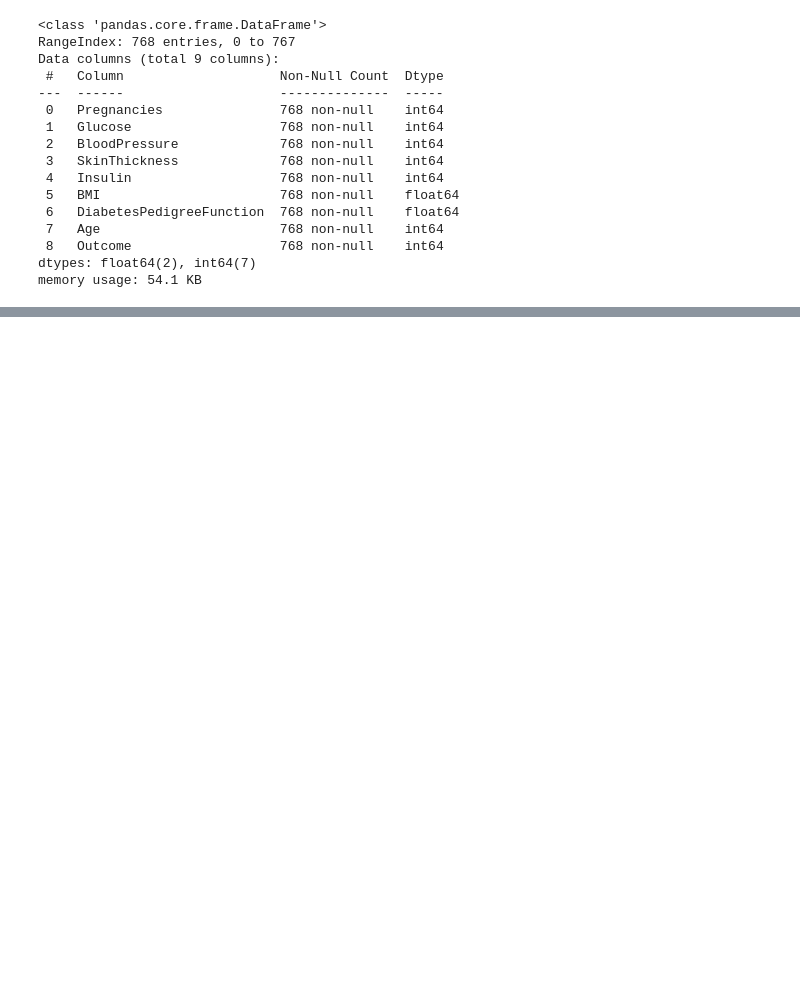
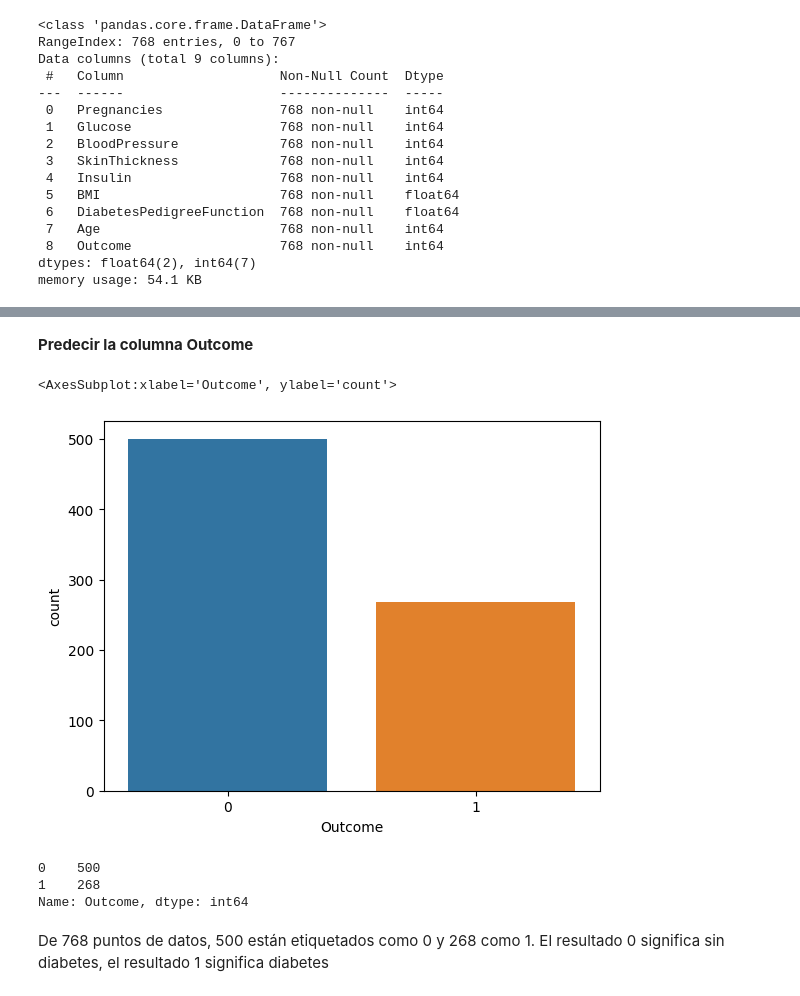
Before and after one commit to Mar19845/DataScience, a Jupyter notebook: LAB 7/LAB7.ipynb, the cells around one changed output, grey strips where cells are left out. Drawn from its saved outputs; the diff is of its cells as text; code cells hidden in the pictures; blank space fills up the shorter version.

```diff
--- a/LAB 7/LAB7.ipynb
+++ b/LAB 7/LAB7.ipynb
@@ -77,0 +154,15 @@ memory usage: 54.1 KB
+# %% [markdown]
+**Predecir la columna Outcome**
+# %%
+sns.countplot(df['Outcome'])
+# %% [output]
+<AxesSubplot:xlabel='Outcome', ylabel='count'>
+[figure, added]
+# %%
+df.Outcome.value_counts()
+# %% [output]
+0    500
+1    268
+Name: Outcome, dtype: int64
+# %% [markdown]
+De 768 puntos de datos, 500 están etiquetados como 0 y 268 como 1. El resultado 0 significa sin diabetes, el resultado 1 significa diabetes
```
Also changed, not shown: parts of 9 cells of this notebook.
